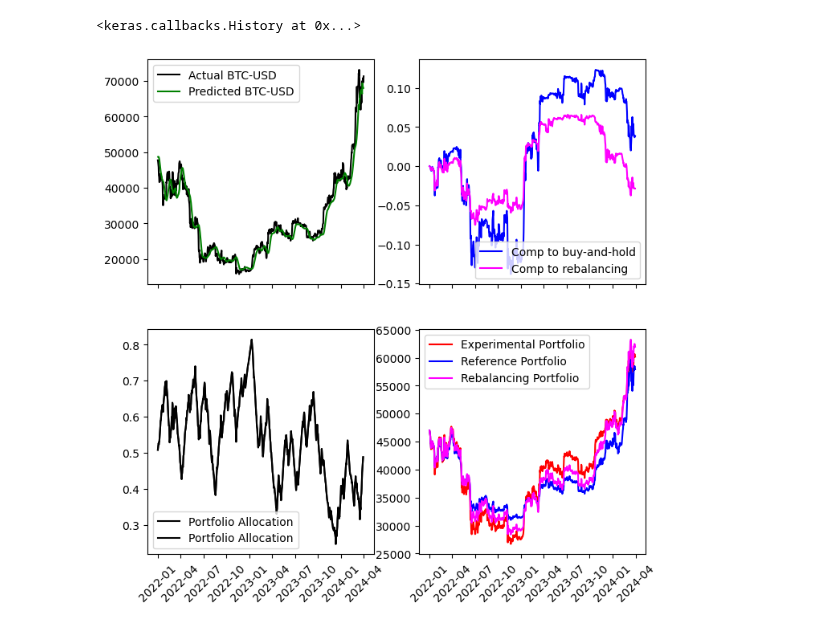
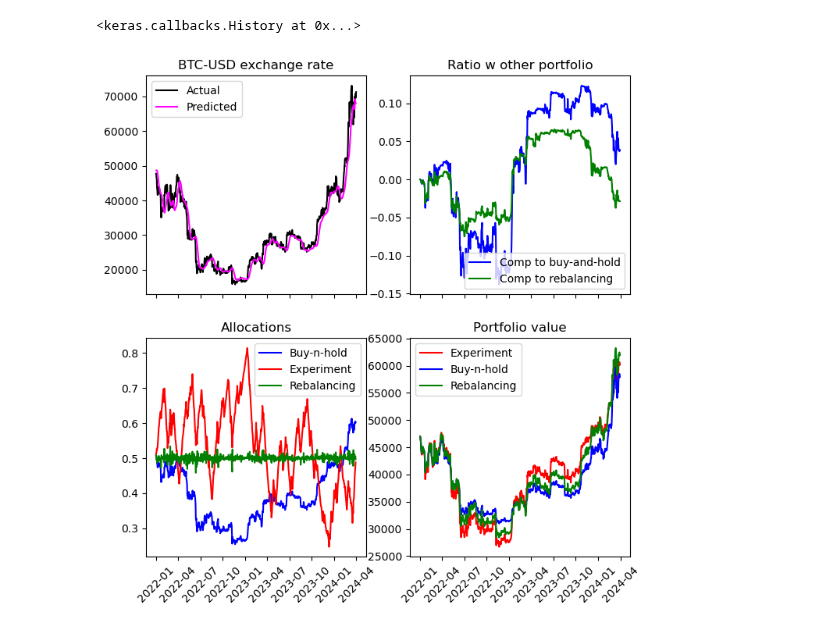
Before and after one commit to ArtemChemist/crypto, a Jupyter notebook: test clases.ipynb, the cells around one changed output. Cells and saved outputs as stored; diff of their text form; code cells hidden in the pictures.

Commit message:
Graphs for rebalancing

```diff
--- a/test clases.ipynb
+++ b/test clases.ipynb
@@ -157,9 +157,9 @@ my_portfolio.update_transactions(ticker='BTC',
                                 transaction_date=(date_from - tmpdelta(days=1)),
                                 note = 'Initial deposit' )
 
-ref_portfolio = Portfolio(origination_date=(date_from - tmpdelta(days=1)),
+buy_n_hold_portfolio = Portfolio(origination_date=(date_from - tmpdelta(days=1)),
                          initial_deposit= 0.5* BTC.price_on_date(date_from - tmpdelta(days=1)))
-ref_portfolio.update_transactions(ticker='BTC',
+buy_n_hold_portfolio.update_transactions(ticker='BTC',
                                 qty = 0.5,
                                 transaction_date=(date_from - tmpdelta(days=1)),
                                 note = 'Initial deposit' )
@@ -207,10 +207,12 @@ def rebalance_make_suggestion(today, portfolio):
 first_index = BTC.history.index.get_indexer([my_portfolio.orig_date], method='nearest')[0] + 1
 first_date = BTC.history.index[first_index]
 
-alloc = []
+alloc_exp = []
+alloc_rebal = []
+alloc_bnh = []
 for today in BTC.history.index[first_index:-2]:
     tmr = today + tmpdelta(days=1)
-    alloc.append(my_portfolio.get_positions(today)['allocation'].loc['BTC'])
+    alloc_exp.append(my_portfolio.get_positions(today)['allocation'].loc['BTC'])
     today_data = BTC.history['close'].\
                         loc[today-tmpdelta(days=(naive_LSTM.input_span-1)):today]
     new_pred = naive_LSTM.predict_one(today_data)
@@ -218,42 +220,49 @@ for today in BTC.history.index[first_index:-2]:
     suggestion = naive_LSTM.make_suggestion(today, my_portfolio)
     execute_suggestions(suggestion, my_portfolio)
 
+    alloc_rebal.append(rebal_portfolio.get_positions(today)['allocation'].loc['BTC'])
     rebal_suggest = rebalance_make_suggestion(today , rebal_portfolio)
     execute_suggestions(rebal_suggest, rebal_portfolio)
 
+    alloc_bnh.append(buy_n_hold_portfolio.get_positions(today)['allocation'].loc['BTC'])
 
 my_portfolio.update_value(up_to=pred_df.index[-1])
-ref_portfolio.update_value(up_to=pred_df.index[-1])
+buy_n_hold_portfolio.update_value(up_to=pred_df.index[-1])
 rebal_portfolio.update_value(up_to=pred_df.index[-1])
 # %%
 # Plot the results
 fig, ax = plt.subplots(2, 2, sharex = True)
 fig.set_figheight(8)
 fig.set_figwidth(8)
 actual_df = BTC.history.loc[first_date:]
-ax[0,0].plot(actual_df.index, actual_df['close'], color = 'black', label = 'Actual BTC-USD')
-ax[0,0].plot(pred_df.index, pred_df['Predicted price'], color = 'green', label = 'Predicted BTC-USD')
+ax[0,0].plot(actual_df.index, actual_df['close'], color = 'black', label = 'Actual')
+ax[0,0].plot(pred_df.index, pred_df['Predicted price'], color = 'magenta', label = 'Predicted')
 ax[0,0].legend()
+ax[0,0].set_title('BTC-USD exchange rate')
 for tick in ax[0,0].get_xticklabels():
         tick.set_rotation(45)
 
-ax[0,1].plot(my_portfolio.value.index, (my_portfolio.value['value'] - ref_portfolio.value['value'])/ref_portfolio.value['value'], color = 'blue', label = 'Comp to buy-and-hold')
-ax[0,1].plot(my_portfolio.value.index, (my_portfolio.value['value'] - rebal_portfolio.value['value'])/rebal_portfolio.value['value'], color = 'magenta', label = 'Comp to rebalancing')
+ax[0,1].plot(my_portfolio.value.index, (my_portfolio.value['value'] - buy_n_hold_portfolio.value['value'])/buy_n_hold_portfolio.value['value'], color = 'blue', label = 'Comp to buy-and-hold')
+ax[0,1].plot(my_portfolio.value.index, (my_portfolio.value['value'] - rebal_portfolio.value['value'])/rebal_portfolio.value['value'], color = 'green', label = 'Comp to rebalancing')
 ax[0,1].legend()
+ax[0,1].set_title('Ratio w other portfolio')
 for tick in ax[0,1].get_xticklabels():
         tick.set_rotation(45)
 
-ax[1,0].plot(ref_portfolio.value.index[:-1], alloc, color = 'black', label = 'Portfolio Allocation')
-#ax[1,0].plot(rebal_portfolio.value.index[:-1], alloc, color = 'black', label = 'Portfolio Allocation')
+ax[1,0].plot(buy_n_hold_portfolio.value.index[:-1], alloc_bnh, color = 'blue', label = 'Buy-n-hold')
+ax[1,0].plot(my_portfolio.value.index[:-1], alloc_exp, color = 'red', label = 'Experiment')
+ax[1,0].plot(rebal_portfolio.value.index[:-1], alloc_rebal, color = 'green', label = 'Rebalancing')
 ax[1,0].legend()
+ax[1,0].set_title('Allocations')
 for tick in ax[1,0].get_xticklabels():
         tick.set_rotation(45)
 
-ax[1,1].plot(my_portfolio.value.index, my_portfolio.value['value'], color = 'red', label = 'Experimental Portfolio')
-ax[1,1].plot(ref_portfolio.value.index, ref_portfolio.value['value'], color = 'blue', label = 'Reference Portfolio')
-ax[1,1].plot(rebal_portfolio.value.index, rebal_portfolio.value['value'], color = 'magenta', label = 'Rebalancing Portfolio')
+ax[1,1].plot(my_portfolio.value.index, my_portfolio.value['value'], color = 'red', label = 'Experiment')
+ax[1,1].plot(buy_n_hold_portfolio.value.index, buy_n_hold_portfolio.value['value'], color = 'blue', label = 'Buy-n-hold')
+ax[1,1].plot(rebal_portfolio.value.index, rebal_portfolio.value['value'], color = 'green', label = 'Rebalancing')
 ax[1,1].legend()
+ax[1,1].set_title('Portfolio value')
 for tick in ax[1,1].get_xticklabels():
         tick.set_rotation(45)
 # %% [output]
-[figure, old version]
+[figure, new version]
```
Also changed, not shown: parts of 1 cell of this notebook.
